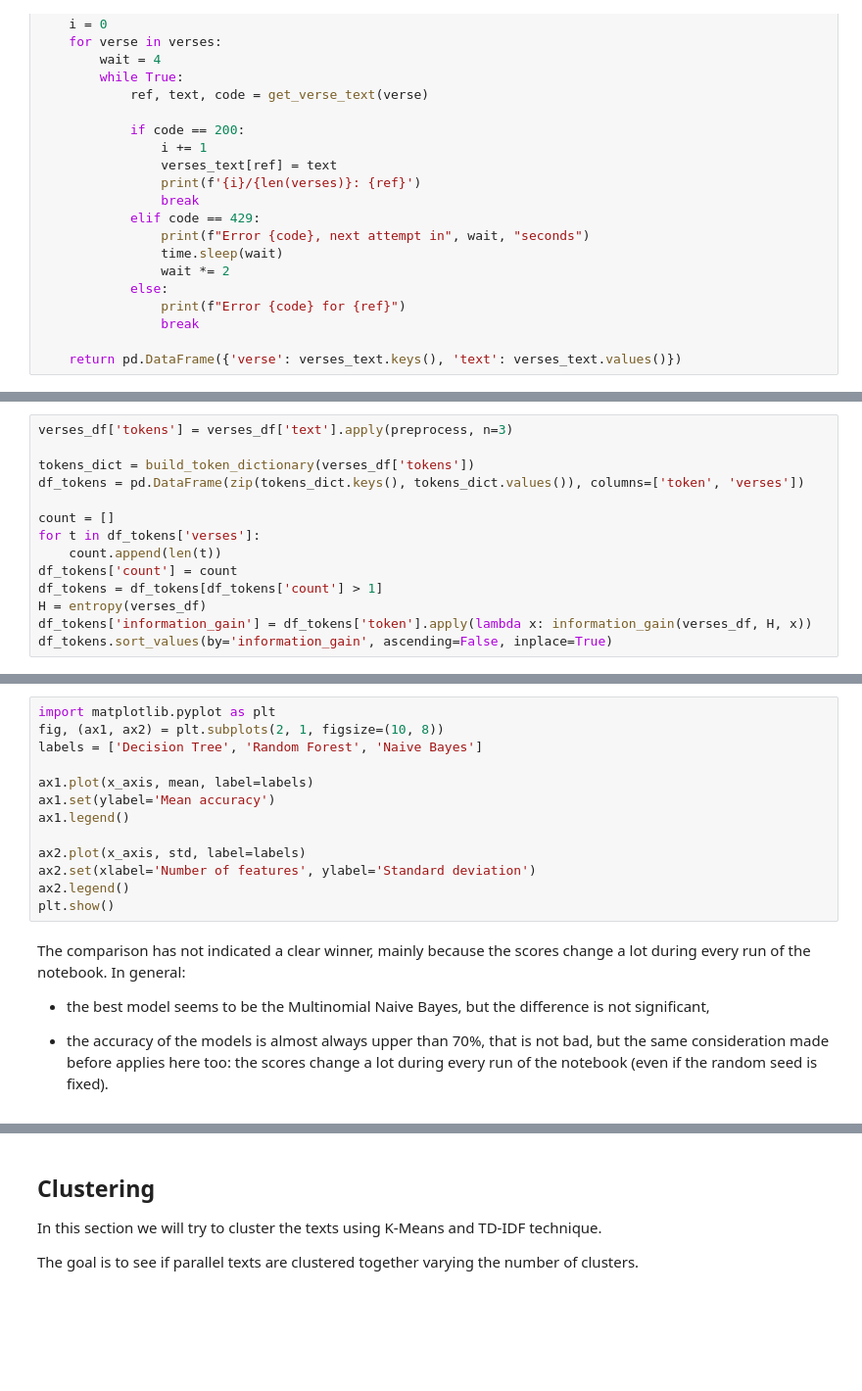
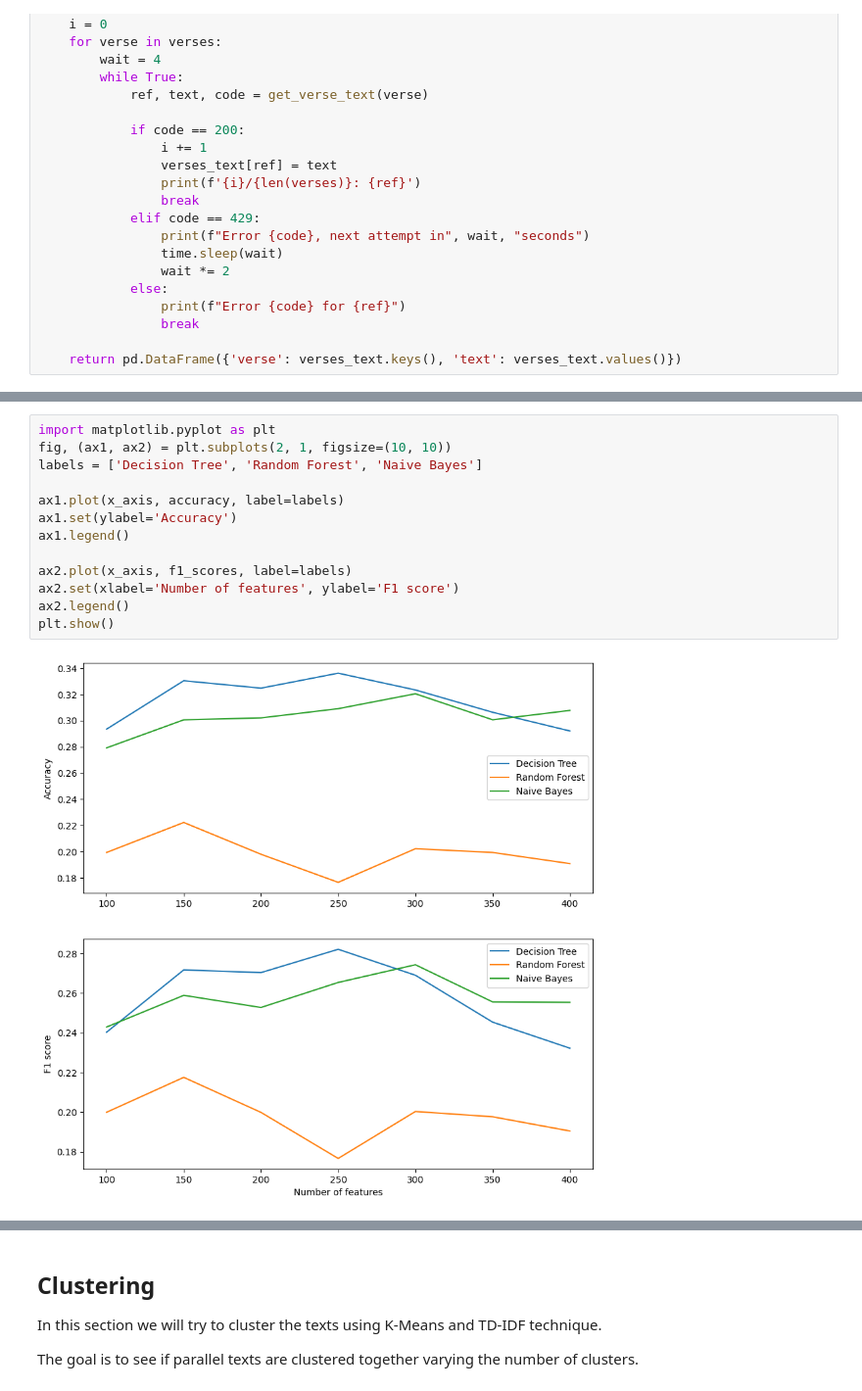
Before and after one commit to rik1599/advanced-data-science-2023, a Jupyter notebook: bible-nlp/bible-nlp.ipynb, the cells around one changed output, grey strips where cells are left out. Shown: that part at 98% size. Drawn from its saved outputs; the diff is of its cells as text; blank space fills up the shorter version.

```diff
--- a/bible-nlp/bible-nlp.ipynb
+++ b/bible-nlp/bible-nlp.ipynb
@@ -176,14 +186,0 @@ Let's analyze the dataset
-# %%
-verses_df['tokens'] = verses_df['text'].apply(preprocess, n=3)
-
-tokens_dict = build_token_dictionary(verses_df['tokens'])
-df_tokens = pd.DataFrame(zip(tokens_dict.keys(), tokens_dict.values()), columns=['token', 'verses'])
-
-count = []
-for t in df_tokens['verses']:
-    count.append(len(t))
-df_tokens['count'] = count
-df_tokens = df_tokens[df_tokens['count'] > 1]
-H = entropy(verses_df)
-df_tokens['information_gain'] = df_tokens['token'].apply(lambda x: information_gain(verses_df, H, x))
-df_tokens.sort_values(by='information_gain', ascending=False, inplace=True)
@@ -211,20 +243,15 @@ ValueError: could not convert string to float: 'childhood'
 # %%
 import matplotlib.pyplot as plt
-fig, (ax1, ax2) = plt.subplots(2, 1, figsize=(10, 8))
+fig, (ax1, ax2) = plt.subplots(2, 1, figsize=(10, 10))
 labels = ['Decision Tree', 'Random Forest', 'Naive Bayes']
 
-ax1.plot(x_axis, mean, label=labels)
-ax1.set(ylabel='Mean accuracy')
+ax1.plot(x_axis, accuracy, label=labels)
+ax1.set(ylabel='Accuracy')
 ax1.legend()
 
-ax2.plot(x_axis, std, label=labels)
-ax2.set(xlabel='Number of features', ylabel='Standard deviation')
+ax2.plot(x_axis, f1_scores, label=labels)
+ax2.set(xlabel='Number of features', ylabel='F1 score')
 ax2.legend()
 plt.show()
+# %% [output]
+[figure, added]
-# %% [markdown]
-The comparison has not indicated a clear winner, mainly because the scores change a lot during every run of the notebook.
-In general:
-
-- the best model seems to be the Multinomial Naive Bayes, but the difference is not significant,
-
-- the accuracy of the models is almost always upper than 70%, that is not bad, but the same consideration made before applies here too: the scores change a lot during every run of the notebook (even if the random seed is fixed).
```
Also changed, not shown: parts of 39 cells of this notebook, 5 other files.
